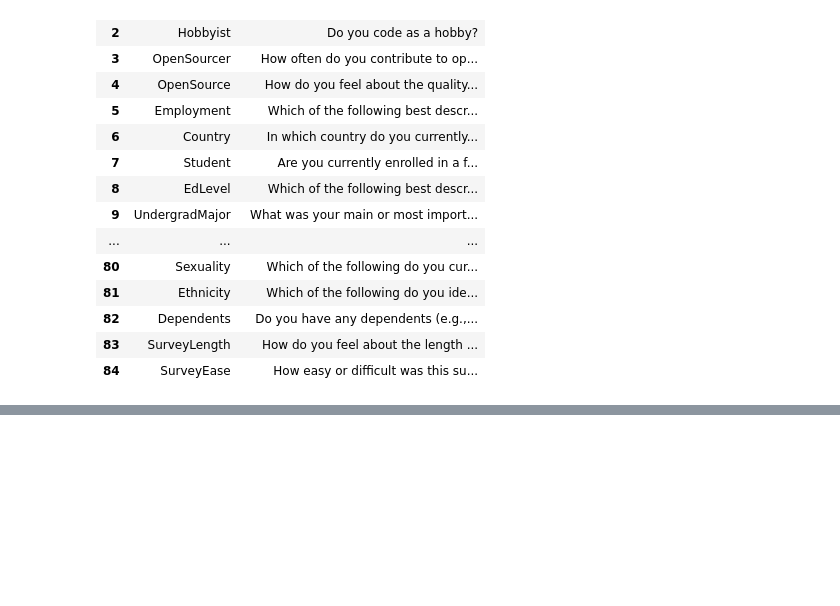
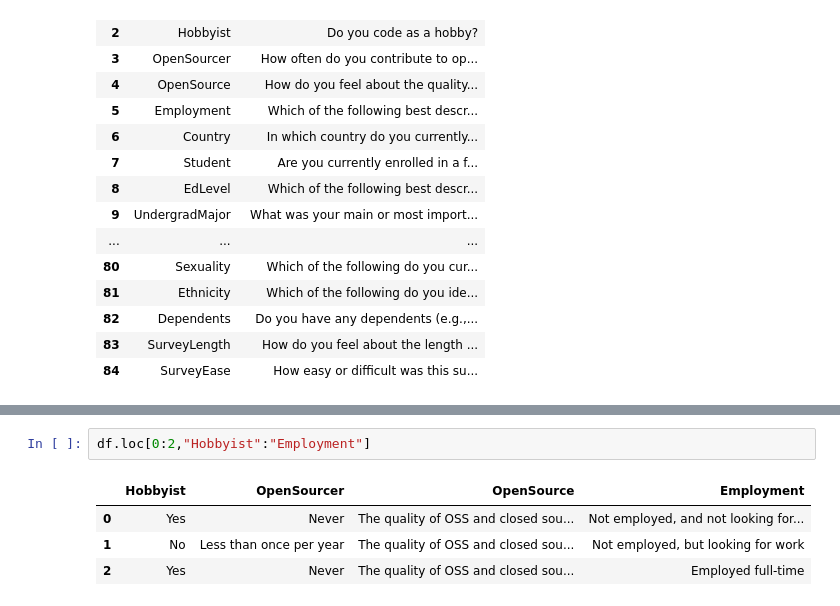
Before and after one commit to mattfern/pandas-tut, a Jupyter notebook: Pandas Demo.ipynb, the cells around one changed output, grey strips where cells are left out. Drawn from its saved outputs; the diff is of its cells as text; blank space fills up the shorter version.

```diff
--- a/Pandas Demo.ipynb
+++ b/Pandas Demo.ipynb
@@ -62,0 +118,7 @@ schema_df
+# %%
+df.loc[0:2,"Hobbyist":"Employment"]
+# %% [output]
+|  | Hobbyist | OpenSourcer | OpenSource | Employment |
+| 0 | Yes | Never | The quality of OSS and closed sou... | Not employed, and not looking for... |
+| 1 | No | Less than once per year | The quality of OSS and closed sou... | Not employed, but looking for work |
+| 2 | Yes | Never | The quality of OSS and closed sou... | Employed full-time |
```
Also changed, not shown: parts of 5 cells of this notebook.
